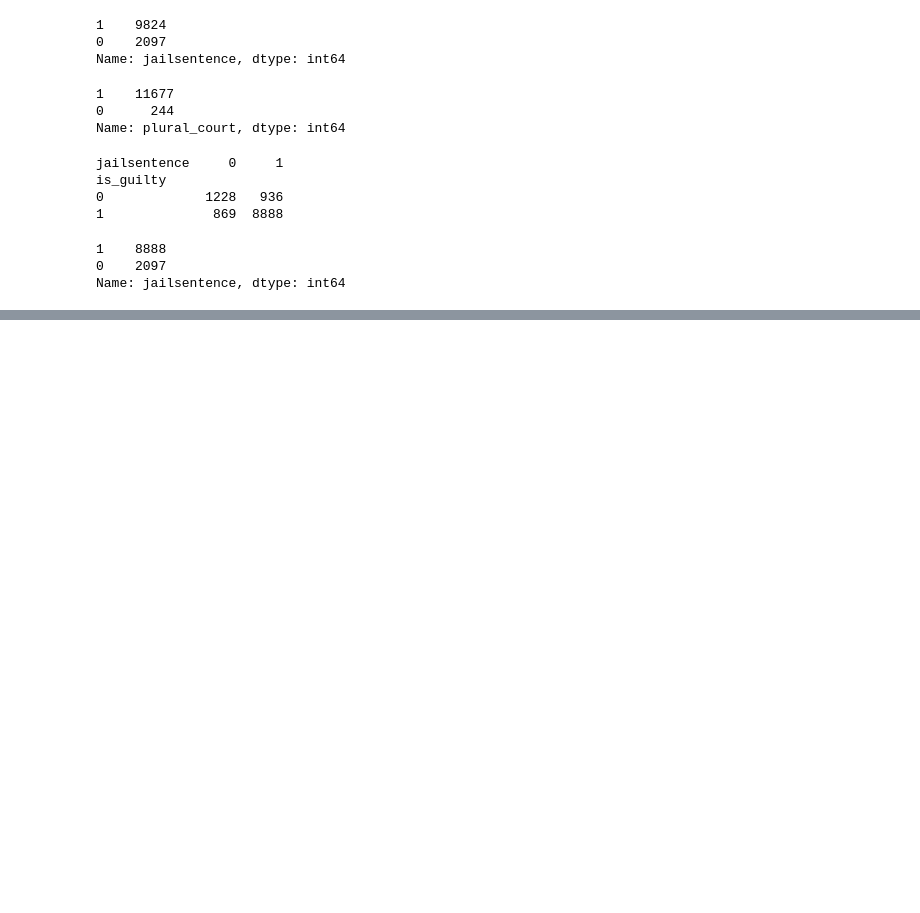
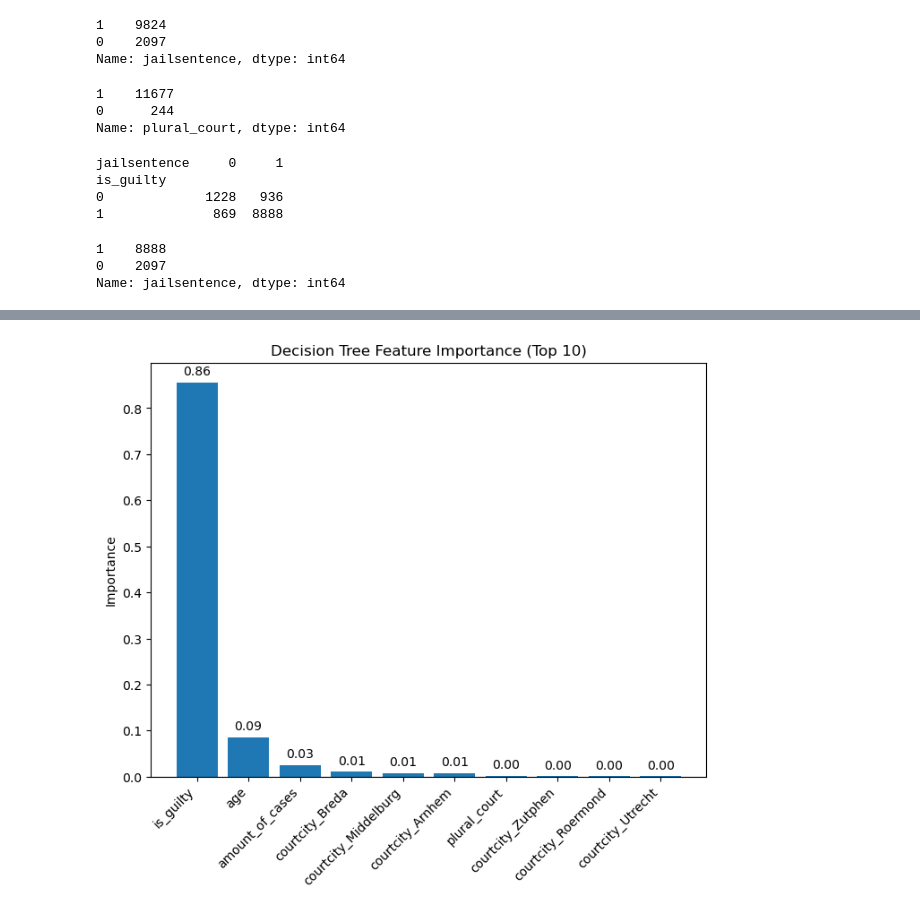
Before and after one commit to sammyhamwi/0HM270-Data-Assignment, a Jupyter notebook: Supercrunchers - model script.ipynb, the cells around one changed output, grey strips where cells are left out. Drawn from its saved outputs; the diff is of its cells as text; code cells hidden in the pictures; blank space fills up the shorter version.

```diff
--- a/Supercrunchers - model script.ipynb
+++ b/Supercrunchers - model script.ipynb
@@ -265,13 +320,13 @@ X_train, X_test, y_train, y_test = train_test_split(X, y, test_size=0.3, random_
 # %%
-#Train and test a logistic regression model
-model_LR = LogisticRegression(max_iter=1000)
-model_LR.fit(X_train, y_train)
+#train and test a balance logistic regression model (to adapt for unbalanced class distribution of target variable)
+model_LR_balanced = LogisticRegression(class_weight='balanced', max_iter=1000)
+model_LR_balanced.fit(X_train, y_train)
 
-# Predict on test set
-y_pred_LR = model_LR.predict(X_test)
+#predict target variable in test set
+y_pred_LR_balanced = model_LR_balanced.predict(X_test)
 
-# Evaluation
-print("Accuracy:", accuracy_score(y_test, y_pred_LR))
-print("\nClassification Report:")
-print(classification_report(y_test, y_pred_LR))
+#model performance
+print("Accuracy (balanced LR):", accuracy_score(y_test, y_pred_LR_balanced))
+print("\nClassification Report balanced LR:")
+print(classification_report(y_test, y_pred_LR_balanced))
 # %% [output]
@@ -288,0 +433,7 @@ weighted avg       0.93      0.92      0.91      3296
+# %%
+#add interaction terms to logistic regression
+poly = PolynomialFeatures(degree=2, interaction_only=True, include_bias=False)
+
+#transform your X_train and X_test
+X_train_inter = poly.fit_transform(X_train)
+X_test_inter = poly.transform(X_test)
@@ -385,0 +817,21 @@ plt.savefig('C:/Users/20202300/OneDrive - TU Eindhoven/Documents/Eindhoven2/0HM2
+# %%
+#get feature importances from tuned Decision Tree for comparison to Random Forest --> FIGURE [X] in report
+importances_DT = grid_DT.best_estimator_.feature_importances_
+#sort the importances
+indices = np.argsort(importances_DT)[::-1]
+
+#FIGURE 5 IN THE REPORT
+plt.figure(figsize=(8, 6))
+plt.title("Decision Tree Feature Importance (Top 10)")
+bars = plt.bar(range(10), importances_DT[indices][:10], align='center')
+plt.xticks(range(10), [column_names[i] for i in indices[:10]], rotation=45, ha='right')
+plt.ylabel('Importance')
+
+#add exact values on bars
+for bar in bars:
+    yval = bar.get_height()
+    plt.text(bar.get_x() + bar.get_width()/2.0, yval + 0.01, f'{yval:.2f}', ha='center', va='bottom')
+
+plt.savefig('decision tree feature importance (top 10).png')
+# %% [output]
+[figure, added]
```
Also changed, not shown: parts of 34 cells of this notebook.
